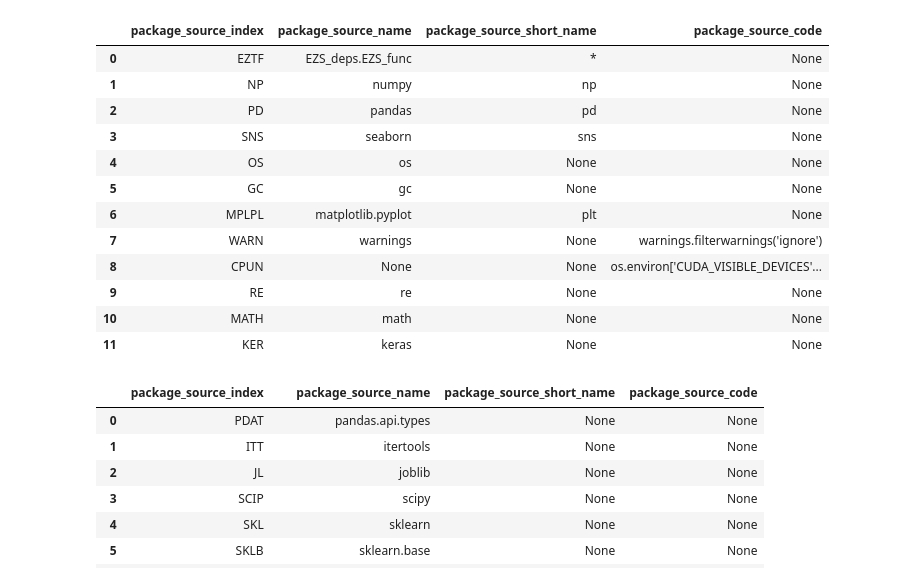
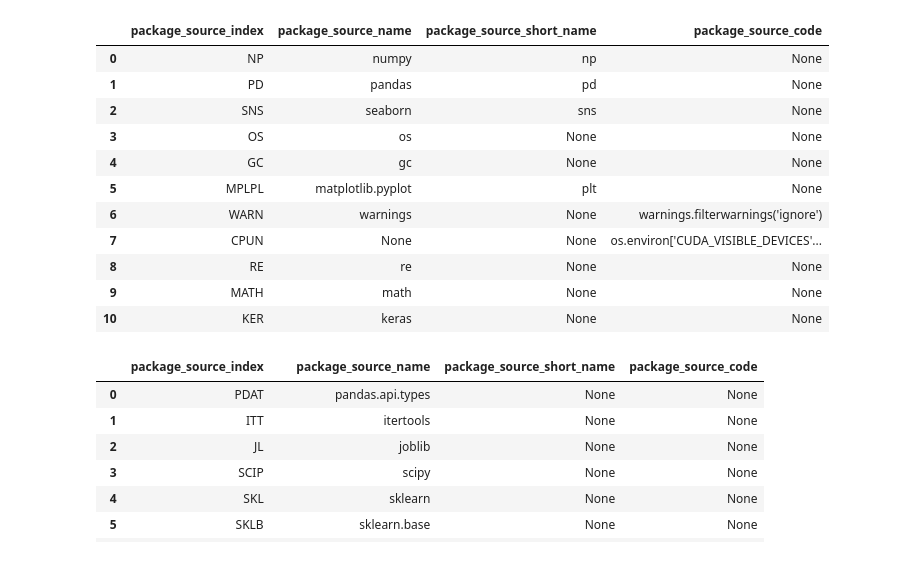
Before and after one commit to phbillet/EzStacking, a Jupyter notebook: EZS_deps/check_requests.ipynb, the cells around one changed output. Saved outputs shown, nothing was run; the diff lists cells and outputs as text; code cells hidden in the pictures.

Commit message:
Version alpha.5: more interactivity, Kaggle integration

```diff
--- a/EZS_deps/check_requests.ipynb
+++ b/EZS_deps/check_requests.ipynb
@@ -10,31 +10,33 @@ document = pd.read_excel(xls, 'document')
 # %%
 package_source_type = 'full'
 data_size = 'large'
+kaggle = True
 # %%
-pd_pk_import = package_source[(package_source.package_source_type   == package_source_type) \
+pd_pk_import = package_source[(package_source.package_source_type   == package_source_type) &\
+                              ((package_source.package_source_kaggle == 'both') | \
+                               (package_source.package_source_kaggle == kaggle))\
                              ].merge(meta_package[(meta_package.meta_package_valid == True) & \
                                      ((meta_package.meta_package_data_size == 'both') | \
                                      (meta_package.meta_package_data_size == data_size))], \
                                      left_on  = 'meta_package_index', \
                                      right_on = 'meta_package_index', \
                                      how = 'inner') \
                              [['package_source_index', 'package_source_name', \
                                'package_source_short_name', 'package_source_code']]
 pd_pk_import
 # %% [output]
 |  | package_source_index | package_source_name | package_source_short_name | package_source_code |
-| 0 | EZTF | EZS_deps.EZS_func | * | None |
-| 1 | NP | numpy | np | None |
-| 2 | PD | pandas | pd | None |
-| 3 | SNS | seaborn | sns | None |
-| 4 | OS | os | None | None |
-| 5 | GC | gc | None | None |
-| 6 | MPLPL | matplotlib.pyplot | plt | None |
-| 7 | WARN | warnings | None | warnings.filterwarnings('ignore') |
-| 8 | CPUN | None | None | os.environ['CUDA_VISIBLE_DEVICES'... |
-| 9 | RE | re | None | None |
-| 10 | MATH | math | None | None |
-| 11 | KER | keras | None | None |
+| 0 | NP | numpy | np | None |
+| 1 | PD | pandas | pd | None |
+| 2 | SNS | seaborn | sns | None |
+| 3 | OS | os | None | None |
+| 4 | GC | gc | None | None |
+| 5 | MPLPL | matplotlib.pyplot | plt | None |
+| 6 | WARN | warnings | None | warnings.filterwarnings('ignore') |
+| 7 | CPUN | None | None | os.environ['CUDA_VISIBLE_DEVICES'... |
+| 8 | RE | re | None | None |
+| 9 | MATH | math | None | None |
+| 10 | KER | keras | None | None |
 # %%
 package_source_type = 'partial'
 data_size = 'small'
```
Also changed, not shown: parts of 3 cells of this notebook, 14 other files.
